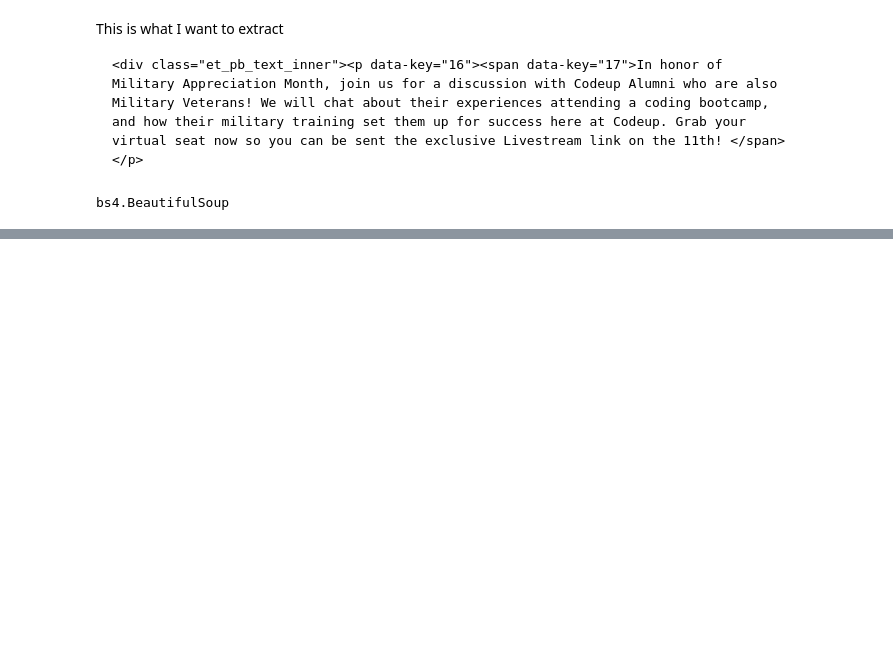
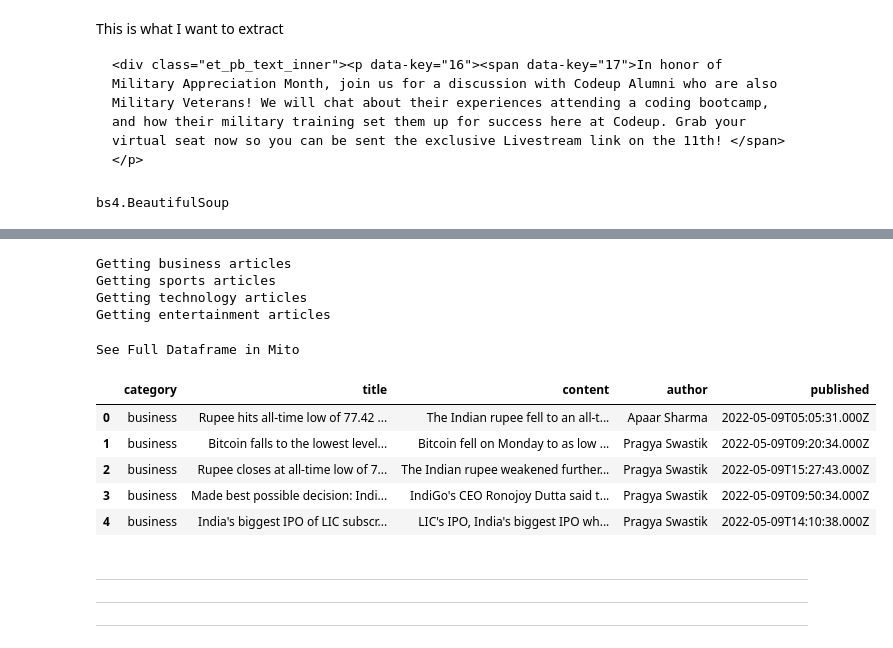
Before and after one commit to nicholas-dougherty/natural-language-processing-exercises, a Jupyter notebook: acquire.ipynb, the cells around one changed output, grey strips where cells are left out. Saved outputs shown, nothing was run; the diff lists cells and outputs as text; code cells hidden in the pictures; blank space fills up the shorter version.

```diff
--- a/acquire.ipynb
+++ b/acquire.ipynb
@@ -206,0 +457,24 @@ bs4.BeautifulSoup
+# %%
+today = strftime('%Y-%m-%d')
+get_news_articles().to_json(f'inshorts-{today}.json')
+# %% [output]
+Getting business articles
+Getting sports articles
+Getting technology articles
+Getting entertainment articles
+# %%
+df = pd.read_json('inshorts-2022-05-09.json')
+# %%
+df.head()
+# %% [output]
+See Full Dataframe in Mito
+|  | category | title | content | author | published |
+| 0 | business | Rupee hits all-time low of 77.42 ... | The Indian rupee fell to an all-t... | Apaar Sharma | 2022-05-09T05:05:31.000Z |
+| 1 | business | Bitcoin falls to the lowest level... | Bitcoin fell on Monday to as low ... | Pragya Swastik | 2022-05-09T09:20:34.000Z |
+| 2 | business | Rupee closes at all-time low of 7... | The Indian rupee weakened further... | Pragya Swastik | 2022-05-09T15:27:43.000Z |
+| 3 | business | Made best possible decision: Indi... | IndiGo's CEO Ronojoy Dutta said t... | Pragya Swastik | 2022-05-09T09:50:34.000Z |
+| 4 | business | India's biggest IPO of LIC subscr... | LIC's IPO, India's biggest IPO wh... | Pragya Swastik | 2022-05-09T14:10:38.000Z |
+# %% [markdown]
+***
+***
+***
```
Also changed, not shown: parts of 20 cells of this notebook, 2 other files.
